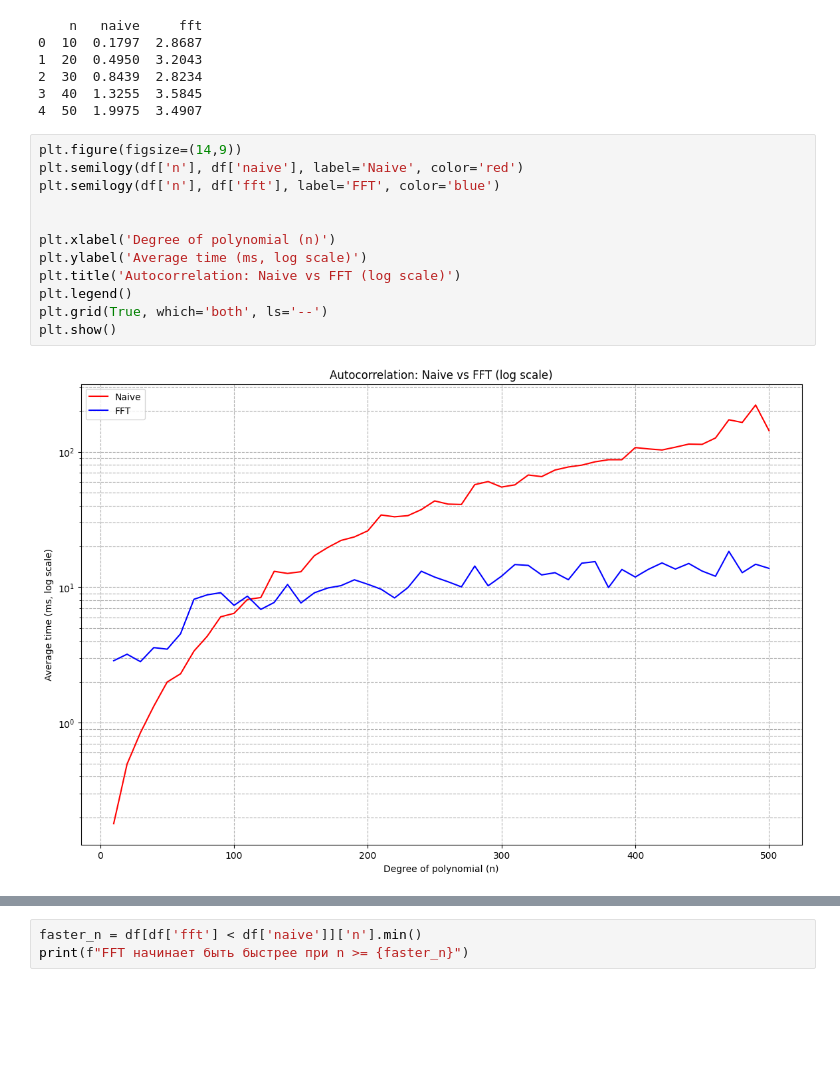
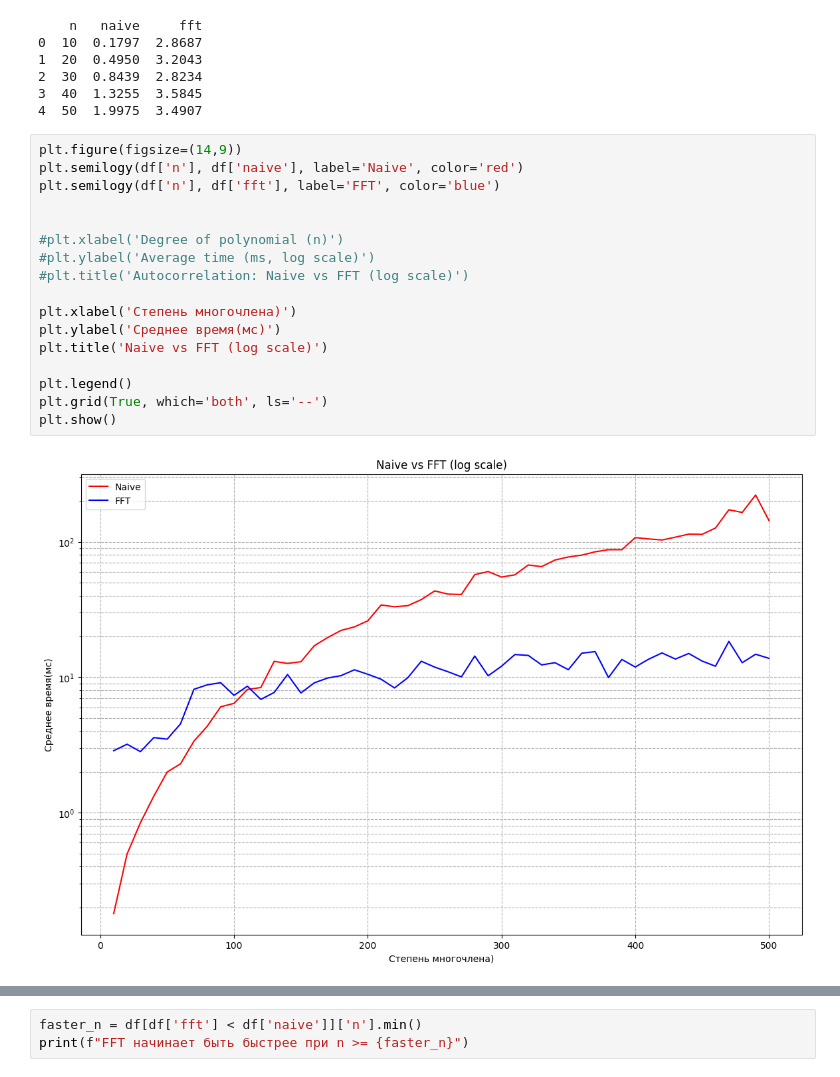
Before and after one commit to asardinka/Flat-Littlewood-polynomials, a Jupyter notebook: src/tests_analysis.ipynb, the cells around one changed output, grey strips where cells are left out. Cells and saved outputs as stored; diff of their text form; blank space fills up the shorter version.

```diff
--- a/src/tests_analysis.ipynb
+++ b/src/tests_analysis.ipynb
@@ -49,17 +49,22 @@ print(df.head())
 # %%
 plt.figure(figsize=(14,9))
 plt.semilogy(df['n'], df['naive'], label='Naive', color='red')
 plt.semilogy(df['n'], df['fft'], label='FFT', color='blue')
 
 
-plt.xlabel('Degree of polynomial (n)')
-plt.ylabel('Average time (ms, log scale)')
-plt.title('Autocorrelation: Naive vs FFT (log scale)')
+#plt.xlabel('Degree of polynomial (n)')
+#plt.ylabel('Average time (ms, log scale)')
+#plt.title('Autocorrelation: Naive vs FFT (log scale)')
+
+plt.xlabel('Степень многочлена)')
+plt.ylabel('Среднее время(мс)')
+plt.title('Naive vs FFT (log scale)')
+
 plt.legend()
 plt.grid(True, which='both', ls='--')
 plt.show()
 # %% [output]
-[figure, old version]
+[figure, new version]
 # %%
 plt.figure(figsize=(14,9))
 plt.plot(df['n'], df['naive'], label='Naive', color='red', marker='o', markersize=4)
```
Also changed, not shown: parts of 5 cells of this notebook, 9 other files.
